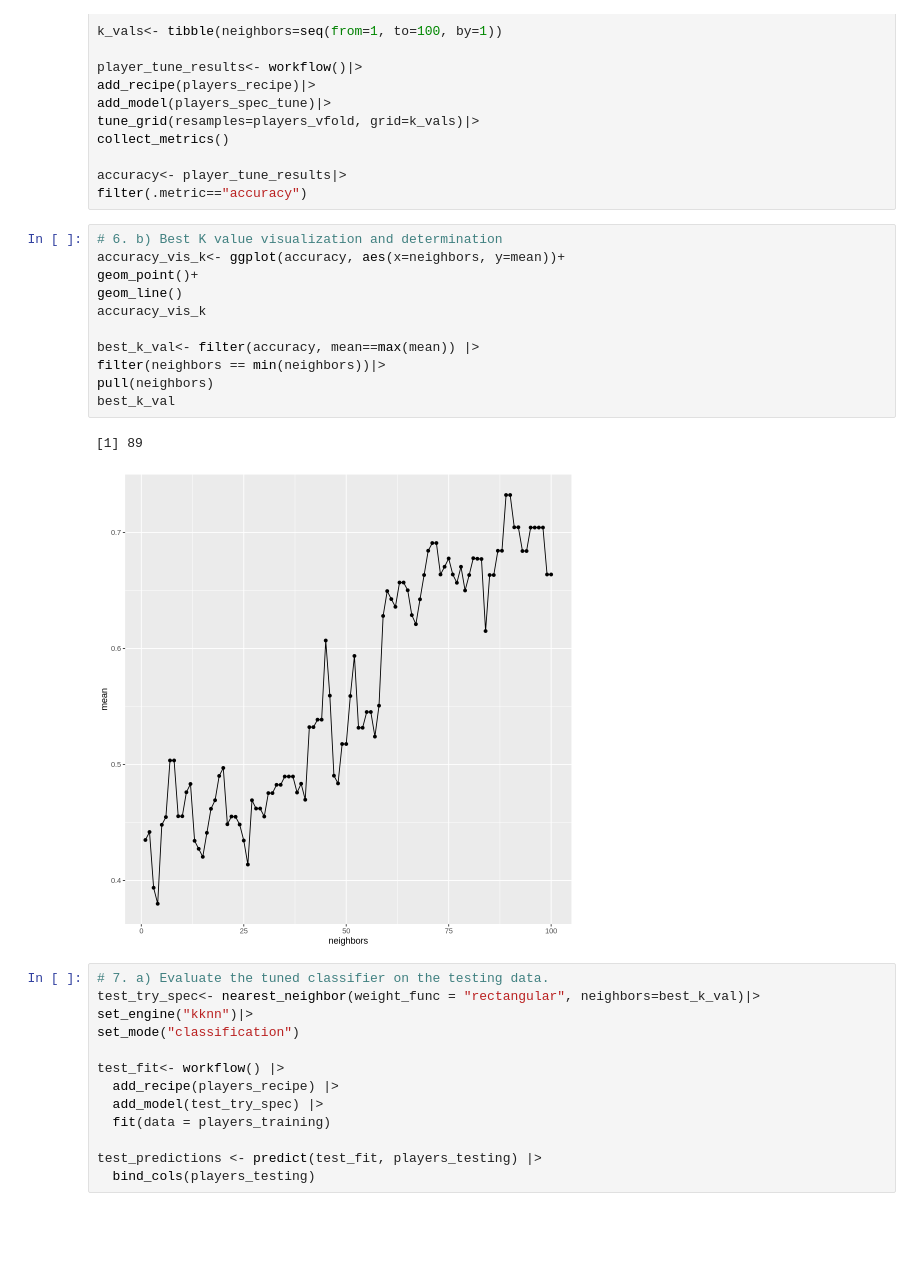
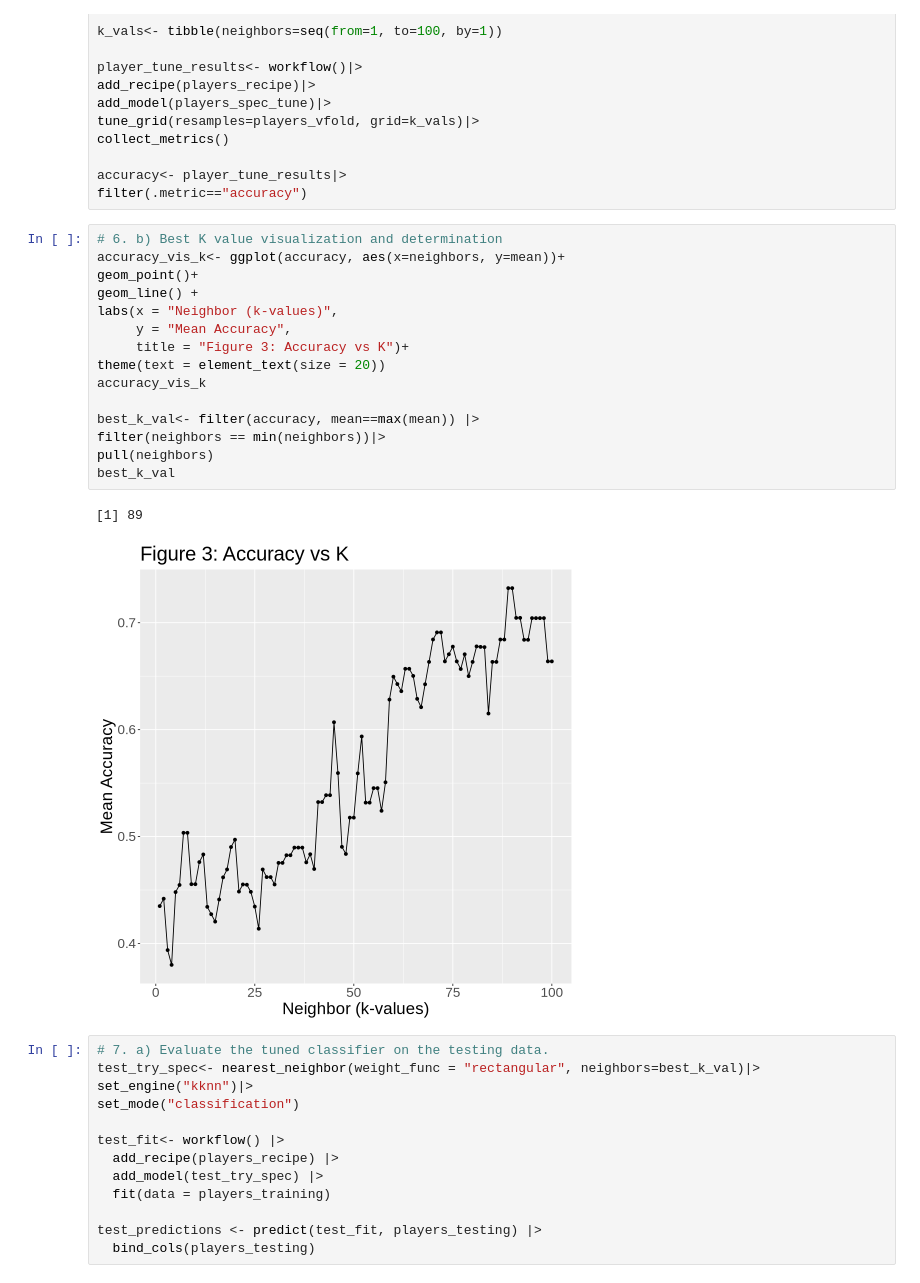
Before and after one commit to ninzyt/dsci100-project-group37, a Jupyter notebook: GroupProject(37).ipynb, the cells around one changed output. Cells and saved outputs as stored; diff of their text form; blank space fills up the shorter version.

```diff
--- a/GroupProject(37).ipynb
+++ b/GroupProject(37).ipynb
@@ -242,17 +243,21 @@ filter(.metric=="accuracy")
 # %%
 # 6. b) Best K value visualization and determination
 accuracy_vis_k<- ggplot(accuracy, aes(x=neighbors, y=mean))+
 geom_point()+
-geom_line()
+geom_line() +
+labs(x = "Neighbor (k-values)",
+     y = "Mean Accuracy",
+     title = "Figure 3: Accuracy vs K")+
+theme(text = element_text(size = 20))
 accuracy_vis_k
 
 best_k_val<- filter(accuracy, mean==max(mean)) |>
 filter(neighbors == min(neighbors))|>
 pull(neighbors)
 best_k_val
 # %% [output]
 [1] 89
-[figure, old version]
+[figure, new version]
 # %%
 # 7. a) Evaluate the tuned classifier on the testing data.
 test_try_spec<- nearest_neighbor(weight_func = "rectangular", neighbors=best_k_val)|>
```
Also changed, not shown: parts of 2 cells of this notebook.
